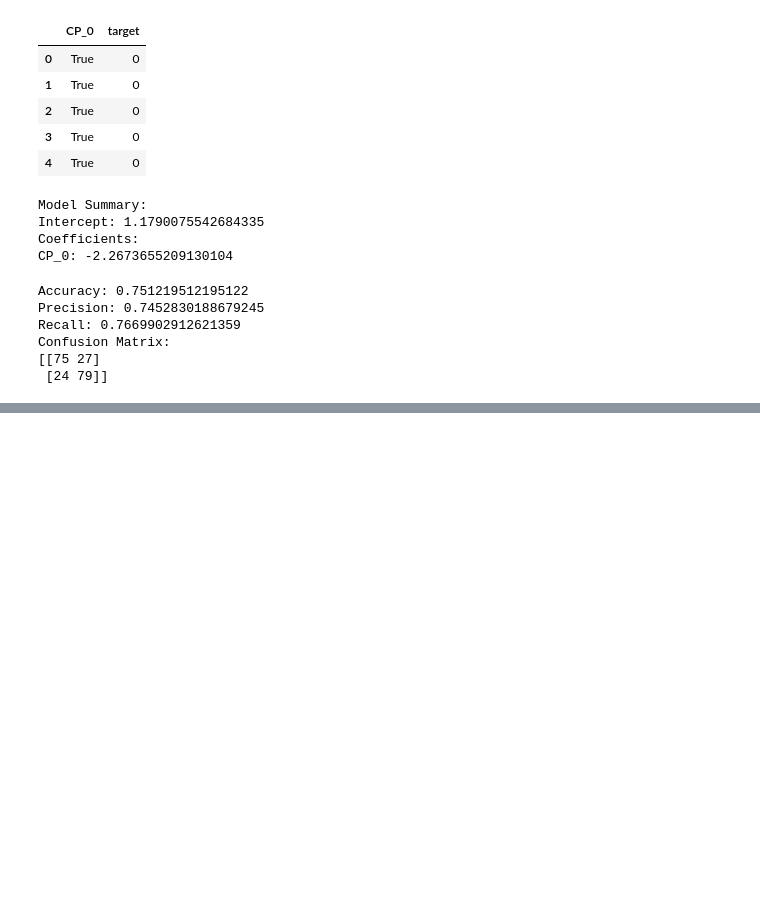
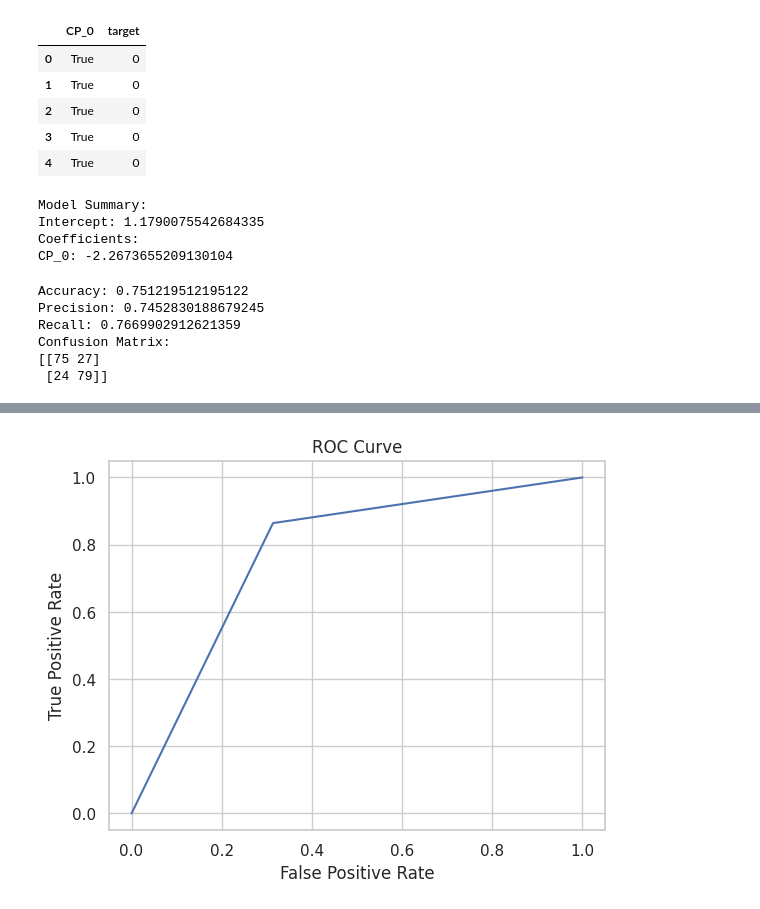
Before and after one commit to hkafrawi/ML_Course, a Jupyter notebook: heart-disease.ipynb, the cells around one changed output, grey strips where cells are left out. Drawn from its saved outputs; the diff is of its cells as text; code cells hidden in the pictures; blank space fills up the shorter version.

```diff
--- a/heart-disease.ipynb
+++ b/heart-disease.ipynb
@@ -375,0 +403,24 @@ plt.show()
+# %%
+X = df1.drop(["target","sex_Female","Rest_EG_0"],axis=1) #Dropping Sex_female and Rest_EG_0 to avoid multicollineraity
+y = df1[['target']]
+# %%
+# Split the data into training and testing sets
+X_train, X_test, y_train, y_test = train_test_split(X, y, test_size=0.2, random_state=42)
+# %%
+logit_model = LogisticRegression()
+logit_model.fit(X_train, y_train)
+# Intercept (bias) term
+intercept = logit_model.intercept_[0]
+
+# Coefficients for each feature
+coefficients = logit_model.coef_[0]
+
+# Names of the features
+feature_names = X.columns
+
+# Print the model summary
+print("Model Summary:")
+print(f"Intercept: {intercept}")
+print("Coefficients:")
+for feature, coef in zip(feature_names, coefficients):
+    print(f"{feature}: {coef}")
@@ -375,0 +444,2 @@ plt.show()
+# %%
+predictions = logit_model.predict(X_test)
@@ -375,0 +466,9 @@ plt.show()
+# %%
+fpr, tpr, _ = roc_curve(y_test, predictions)
+plt.plot(fpr, tpr)
+plt.title('ROC Curve')
+plt.xlabel('False Positive Rate')
+plt.ylabel('True Positive Rate')
+plt.show()
+# %% [output]
+[figure, added]
```
Also changed, not shown: parts of 11 cells of this notebook.
